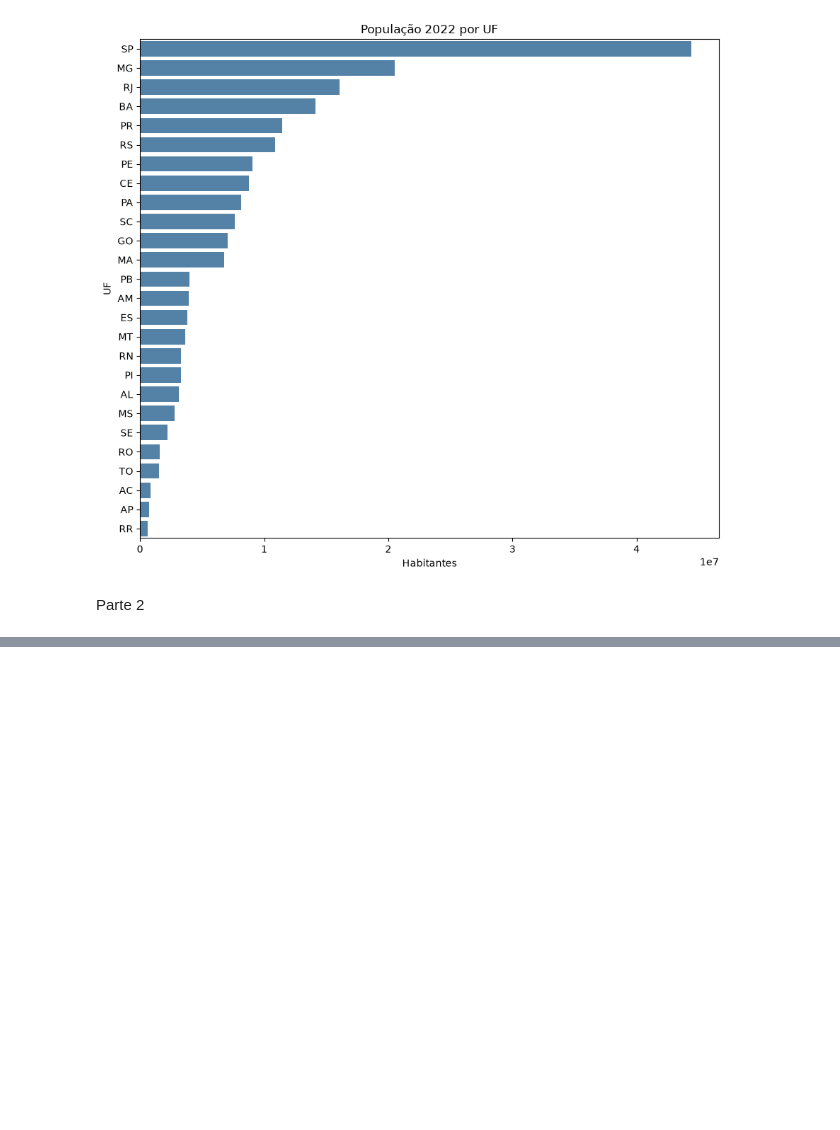
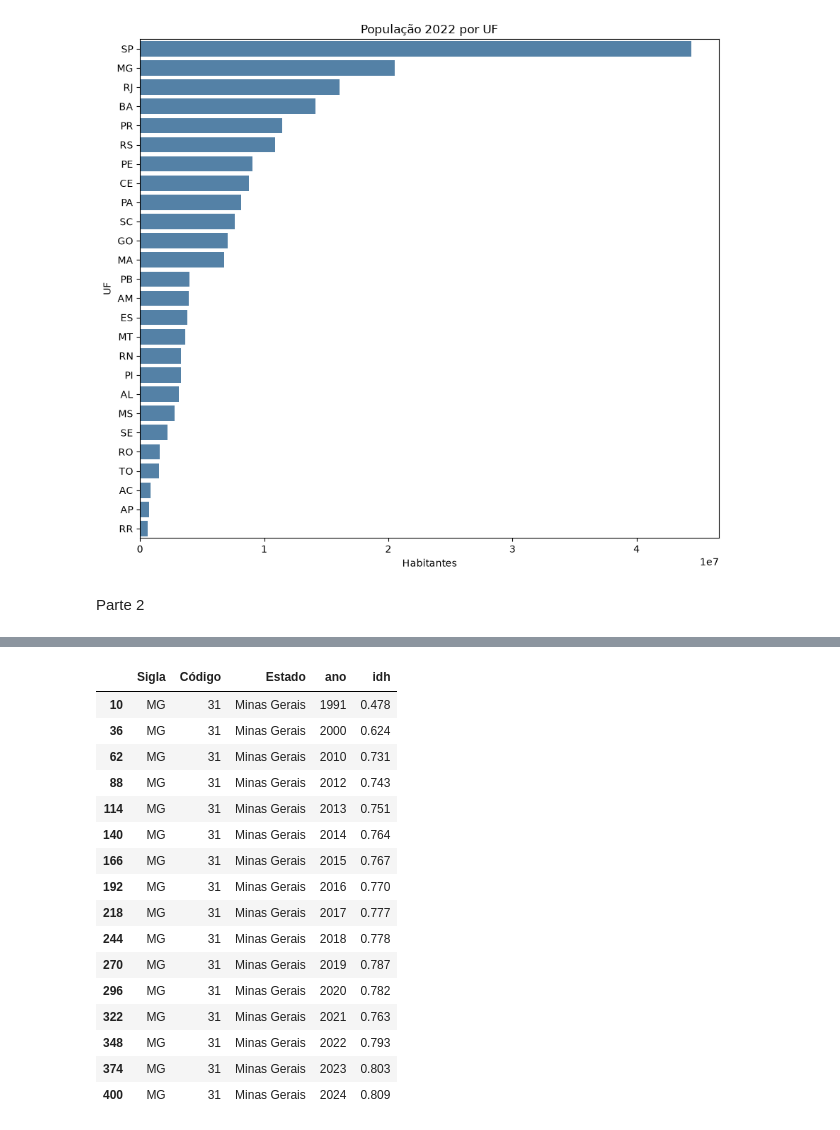
Before and after one commit to Ninassc/analise_dados, a Jupyter notebook: atv4/populacao.ipynb, the cells around one changed output, grey strips where cells are left out. Cells and saved outputs as stored; diff of their text form; code cells hidden in the pictures; blank space fills up the shorter version.

```diff
--- a/atv4/populacao.ipynb
+++ b/atv4/populacao.ipynb
@@ -246,0 +339,22 @@ tabela3
+# %%
+mg = idh_longo[idh_longo["Sigla"] == "MG"]
+
+mg
+# %% [output]
+|  | Sigla | Código | Estado | ano | idh |
+| 10 | MG | 31 | Minas Gerais | 1991 | 0.478 |
+| 36 | MG | 31 | Minas Gerais | 2000 | 0.624 |
+| 62 | MG | 31 | Minas Gerais | 2010 | 0.731 |
+| 88 | MG | 31 | Minas Gerais | 2012 | 0.743 |
+| 114 | MG | 31 | Minas Gerais | 2013 | 0.751 |
+| 140 | MG | 31 | Minas Gerais | 2014 | 0.764 |
+| 166 | MG | 31 | Minas Gerais | 2015 | 0.767 |
+| 192 | MG | 31 | Minas Gerais | 2016 | 0.770 |
+| 218 | MG | 31 | Minas Gerais | 2017 | 0.777 |
+| 244 | MG | 31 | Minas Gerais | 2018 | 0.778 |
+| 270 | MG | 31 | Minas Gerais | 2019 | 0.787 |
+| 296 | MG | 31 | Minas Gerais | 2020 | 0.782 |
+| 322 | MG | 31 | Minas Gerais | 2021 | 0.763 |
+| 348 | MG | 31 | Minas Gerais | 2022 | 0.793 |
+| 374 | MG | 31 | Minas Gerais | 2023 | 0.803 |
+| 400 | MG | 31 | Minas Gerais | 2024 | 0.809 |
```
Also changed, not shown: parts of 13 cells of this notebook, 3 other files.
